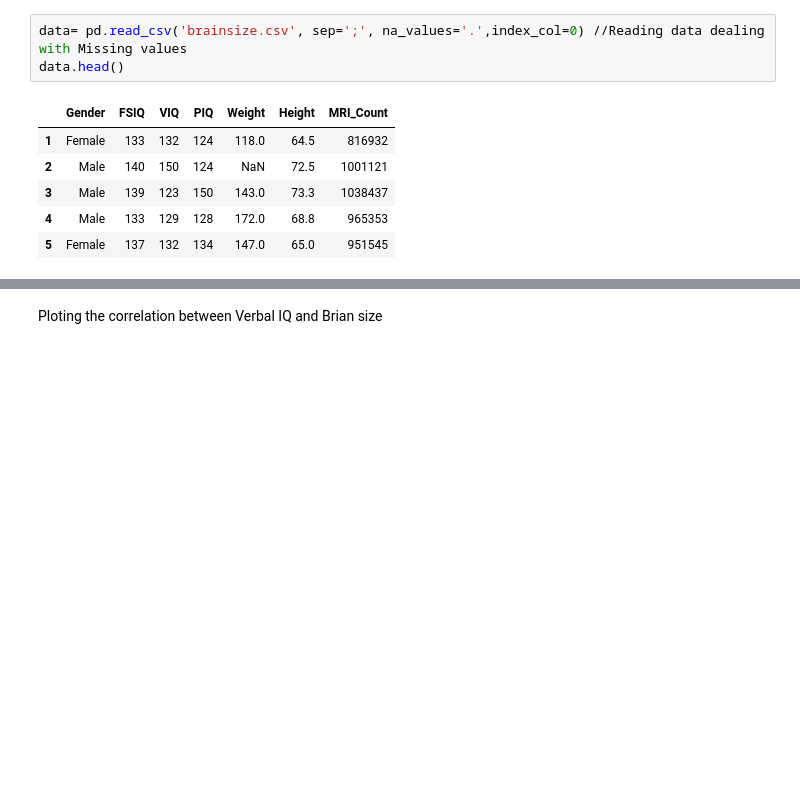
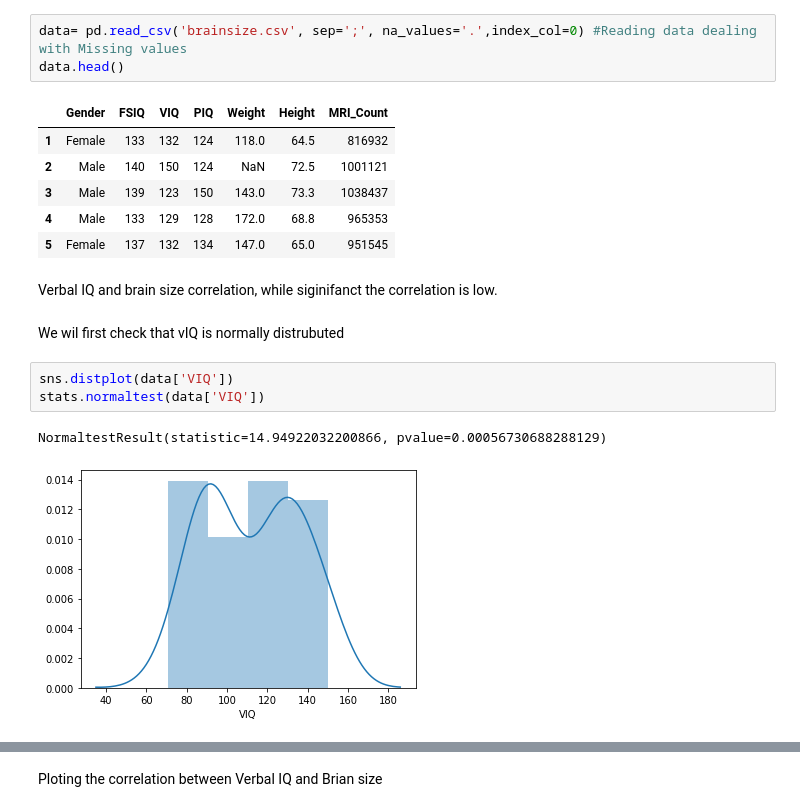
Before and after one commit to tamirAv/Tamir-Avigdor-Initial-QLSC612, a Jupyter notebook: practical/myanalysis.ipynb, the cells around one changed output, grey strips where cells are left out. Drawn from its saved outputs; the diff is of its cells as text; blank space fills up the shorter version.

Commit message:
Added check for normal distribution Added Graphs for the OLS
TODO- ADD NOTES, ADD README

```diff
--- a/practical/myanalysis.ipynb
+++ b/practical/myanalysis.ipynb
@@ -22,7 +27,7 @@ We introduce our dataset which includes 40 patiets with
     2. Body and gender characteristics
     3. Brian size (MRI count)
 # %%
-data= pd.read_csv('brainsize.csv', sep=';', na_values='.',index_col=0) //Reading data dealing with Missing values
+data= pd.read_csv('brainsize.csv', sep=';', na_values='.',index_col=0) #Reading data dealing with Missing values
 data.head()
 # %% [output]
 |  | Gender | FSIQ | VIQ | PIQ | Weight | Height | MRI_Count |
@@ -31,3 +36,13 @@ data.head()
 | 3 | Male | 139 | 123 | 150 | 143.0 | 73.3 | 1038437 |
 | 4 | Male | 133 | 129 | 128 | 172.0 | 68.8 | 965353 |
 | 5 | Female | 137 | 132 | 134 | 147.0 | 65.0 | 951545 |
+# %% [markdown]
+Verbal IQ and brain size correlation, while siginifanct the correlation is low.
+# %% [markdown]
+We wil first check that vIQ is normally distrubuted
+# %%
+sns.distplot(data['VIQ'])
+stats.normaltest(data['VIQ'])
+# %% [output]
+NormaltestResult(statistic=14.94922032200866, pvalue=0.00056730688288129)
+[figure, added]
```
Also changed, not shown: parts of 22 cells of this notebook.
